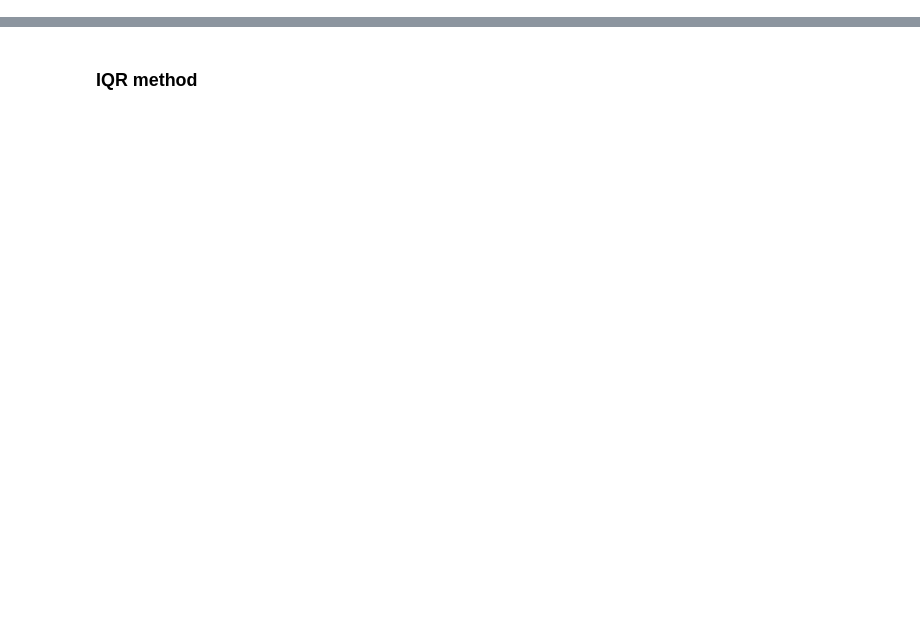
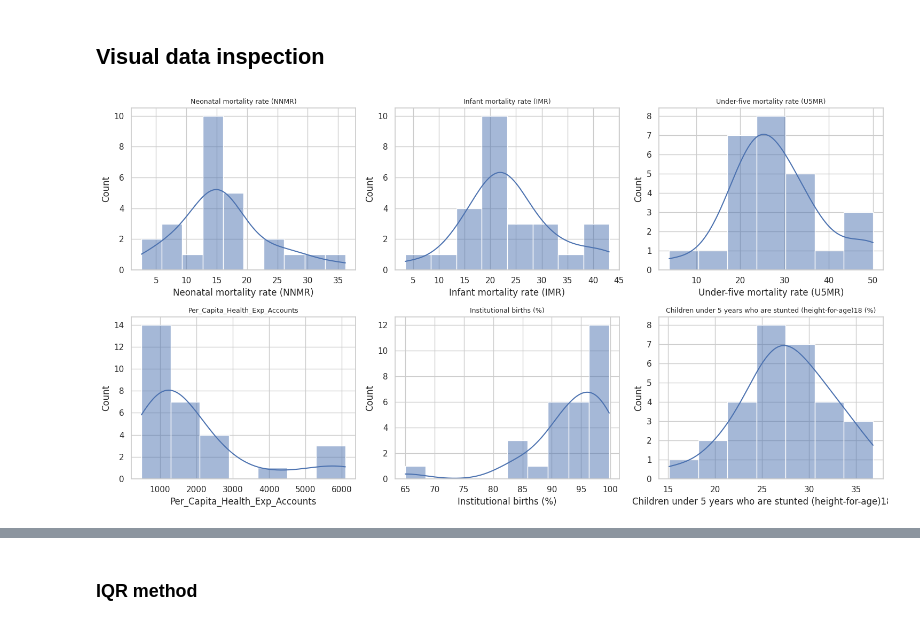
Before and after one commit to iitm-da25b042/DCV-Project-2026, a Jupyter notebook: data_cleaning.ipynb, the cells around one changed output, grey strips where cells are left out. Cells and saved outputs as stored; diff of their text form; code cells hidden in the pictures; blank space fills up the shorter version.

```diff
--- a/data_cleaning.ipynb
+++ b/data_cleaning.ipynb
@@ -248,0 +160,22 @@ Little’s test gives one overall p-value for the whole dataset; it cannot tell
+# %% [markdown]
+## Visual data inspection
+# %%
+numeric_cols = df.select_dtypes(include="number").columns.tolist()
+
+key_vars = [
+    "Neonatal mortality rate (NNMR)",
+    "Infant mortality rate (IMR)",
+    "Under-five mortality rate (U5MR)",
+    "Per_Capita_Health_Exp_Accounts",
+    "Institutional births (%)",
+    "Children under 5 years who are stunted (height-for-age)18 (%)",
+]
+
+fig, axes = plt.subplots(2, 3, figsize=(15, 8))
+for ax, col in zip(axes.flat, key_vars):
+    sns.histplot(df[col].dropna(), kde=True, ax=ax, color="#4C72B0")
+    ax.set_title(col, fontsize=9)
+plt.tight_layout()
+plt.show()
+# %% [output]
+[figure, added]
```
Also changed, not shown: parts of 85 cells of this notebook.
